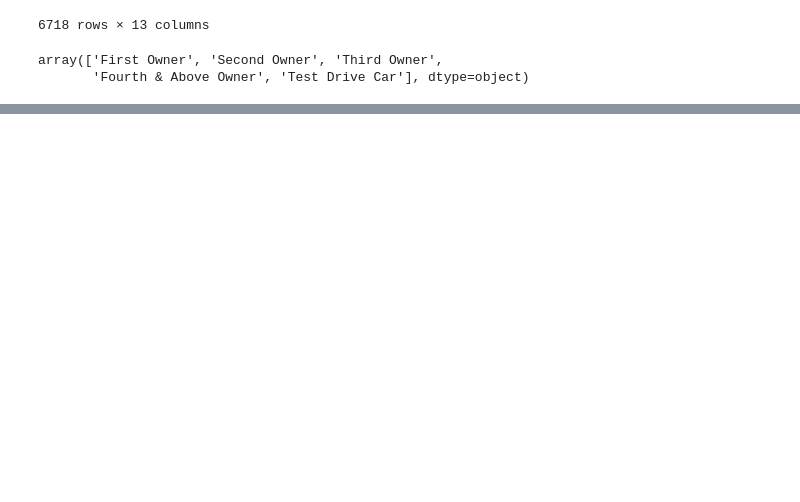
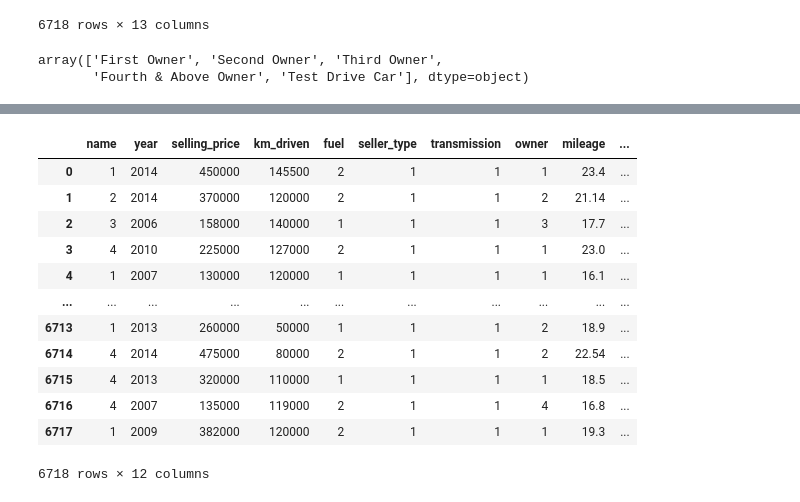
Before and after one commit to hamsa-joshua/ValueGauge-, a Jupyter notebook: test.ipynb, the cells around one changed output, grey strips where cells are left out. Saved outputs shown, nothing was run; the diff lists cells and outputs as text; code cells hidden in the pictures; blank space fills up the shorter version.

```diff
--- a/test.ipynb
+++ b/test.ipynb
@@ -241,2 +290,18 @@ cars_data['owner'].replace(['First Owner', 'Second Owner', 'Third Owner', 'Fourt
 # %%
 cars_data.drop(columns=['index'] , inplace=True)
+# %%
+cars_data
+# %% [output]
+|  | name | year | selling_price | km_driven | fuel | seller_type | transmission | owner | mileage | ... |
+| 0 | 1 | 2014 | 450000 | 145500 | 2 | 1 | 1 | 1 | 23.4 | ... |
+| 1 | 2 | 2014 | 370000 | 120000 | 2 | 1 | 1 | 2 | 21.14 | ... |
+| 2 | 3 | 2006 | 158000 | 140000 | 1 | 1 | 1 | 3 | 17.7 | ... |
+| 3 | 4 | 2010 | 225000 | 127000 | 2 | 1 | 1 | 1 | 23.0 | ... |
+| 4 | 1 | 2007 | 130000 | 120000 | 1 | 1 | 1 | 1 | 16.1 | ... |
+| ... | ... | ... | ... | ... | ... | ... | ... | ... | ... | ... |
+| 6713 | 1 | 2013 | 260000 | 50000 | 1 | 1 | 1 | 2 | 18.9 | ... |
+| 6714 | 4 | 2014 | 475000 | 80000 | 2 | 1 | 1 | 2 | 22.54 | ... |
+| 6715 | 4 | 2013 | 320000 | 110000 | 1 | 1 | 1 | 1 | 18.5 | ... |
+| 6716 | 4 | 2007 | 135000 | 119000 | 2 | 1 | 1 | 4 | 16.8 | ... |
+| 6717 | 1 | 2009 | 382000 | 120000 | 2 | 1 | 1 | 1 | 19.3 | ... |
+6718 rows × 12 columns
```
Also changed, not shown: parts of 15 cells of this notebook.
